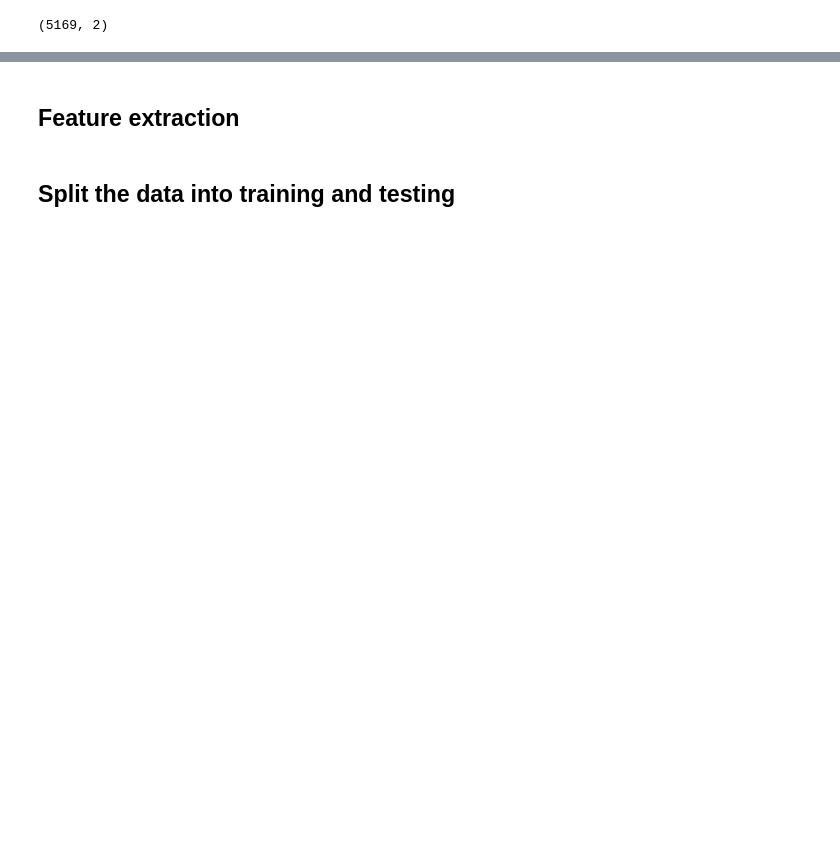
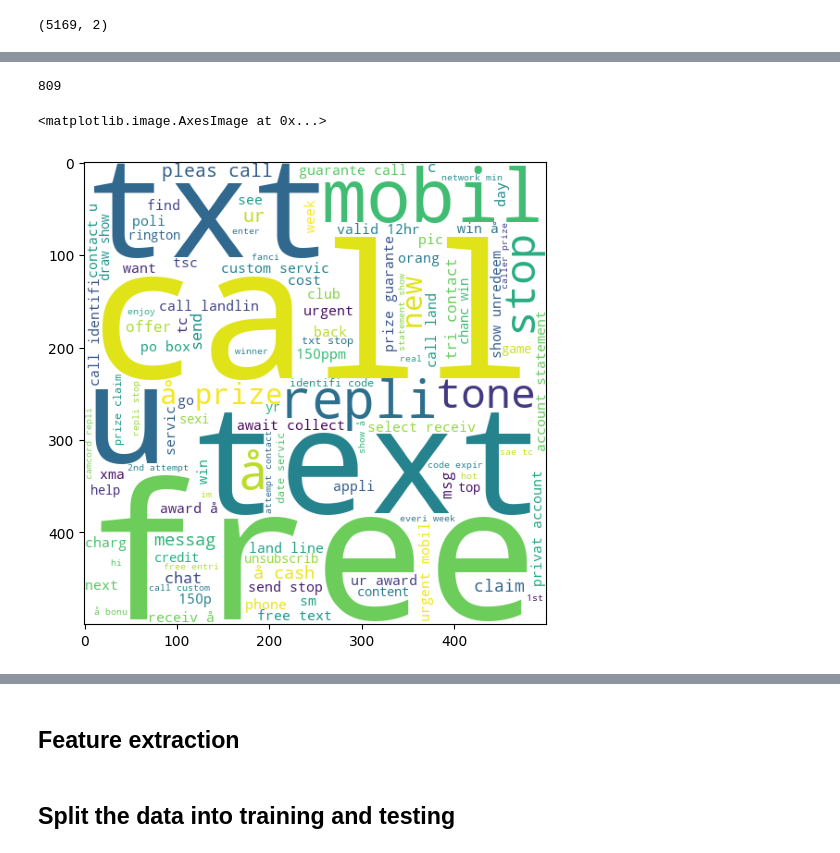
Before and after one commit to Selani00/Spam-Email-Detection-ML, a Jupyter notebook: Notebooks/Model_Building.ipynb, the cells around one changed output, grey strips where cells are left out. Drawn from its saved outputs; the diff is of its cells as text; code cells hidden in the pictures; blank space fills up the shorter version.

```diff
--- a/Notebooks/Model_Building.ipynb
+++ b/Notebooks/Model_Building.ipynb
@@ -94,6 +105,7 @@ data_duplicate.shape
 # %%
 ## Remove all duplucates , keeping first occurrence of the duplicates
 data_new = data.drop_duplicates(keep='first')
+data_new = data_new.drop(['num_of_characters','num_words','num_sentences'],axis=1)
 data_new.shape
 # %% [output]
 (5169, 2)
@@ -173,0 +185,4 @@ See the caveats in the documentation: https://pandas.pydata.org/pandas-docs/stab
+# %%
+len(tokens)
+# %% [output]
+809
@@ -173,0 +196,12 @@ See the caveats in the documentation: https://pandas.pydata.org/pandas-docs/stab
+# %%
+from wordcloud import WordCloud
+wc = WordCloud(width=500,height=500,min_font_size=10,background_color='white')
+# %%
+spam_wc = wc.generate(data_new[data_new['Category']==0]['transformed_text'].str.cat(sep=" "))
+# %%
+import matplotlib.pyplot as plt
+plt.figure(figsize=(15,6))
+plt.imshow(spam_wc)
+# %% [output]
+<matplotlib.image.AxesImage at 0x...>
+[figure, added]
```
Also changed, not shown: parts of 62 cells of this notebook, 10 other files.
